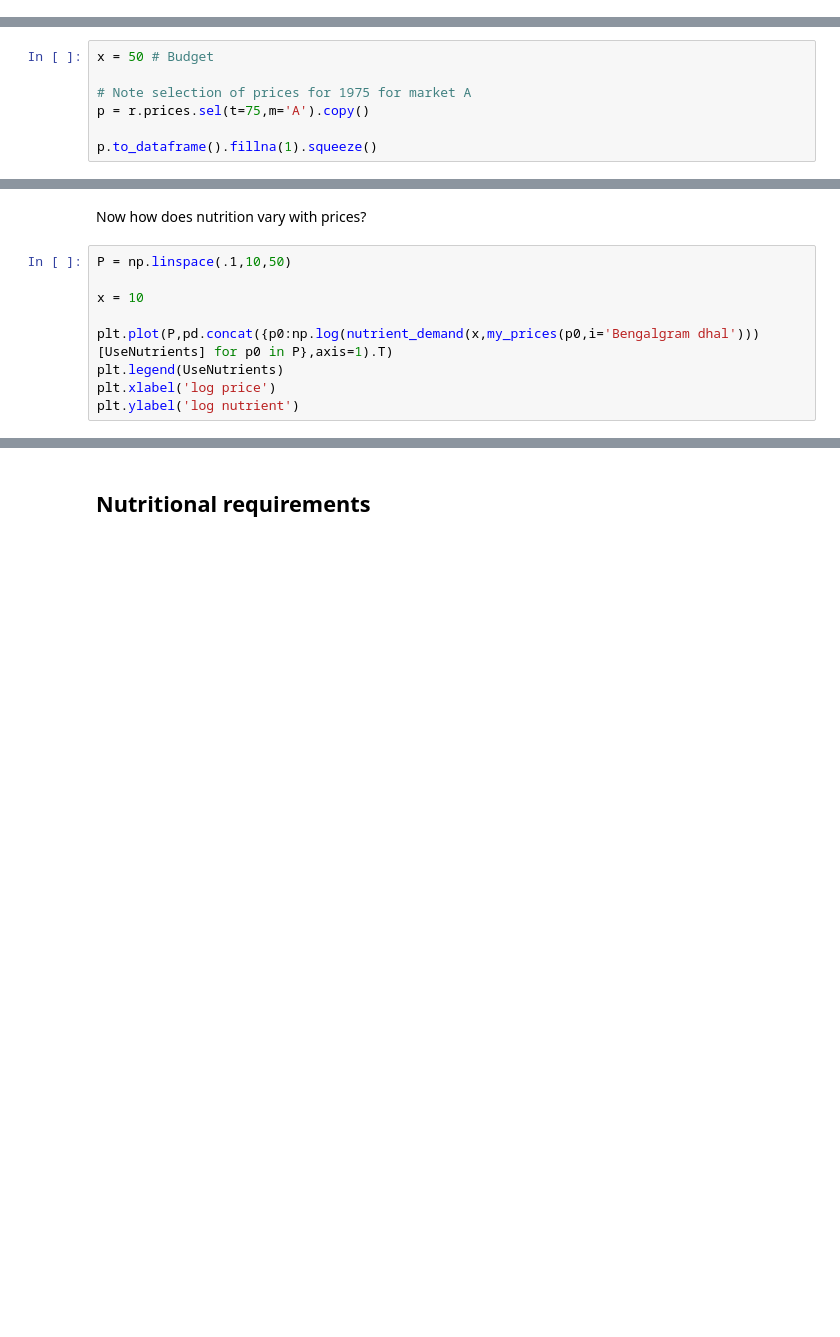
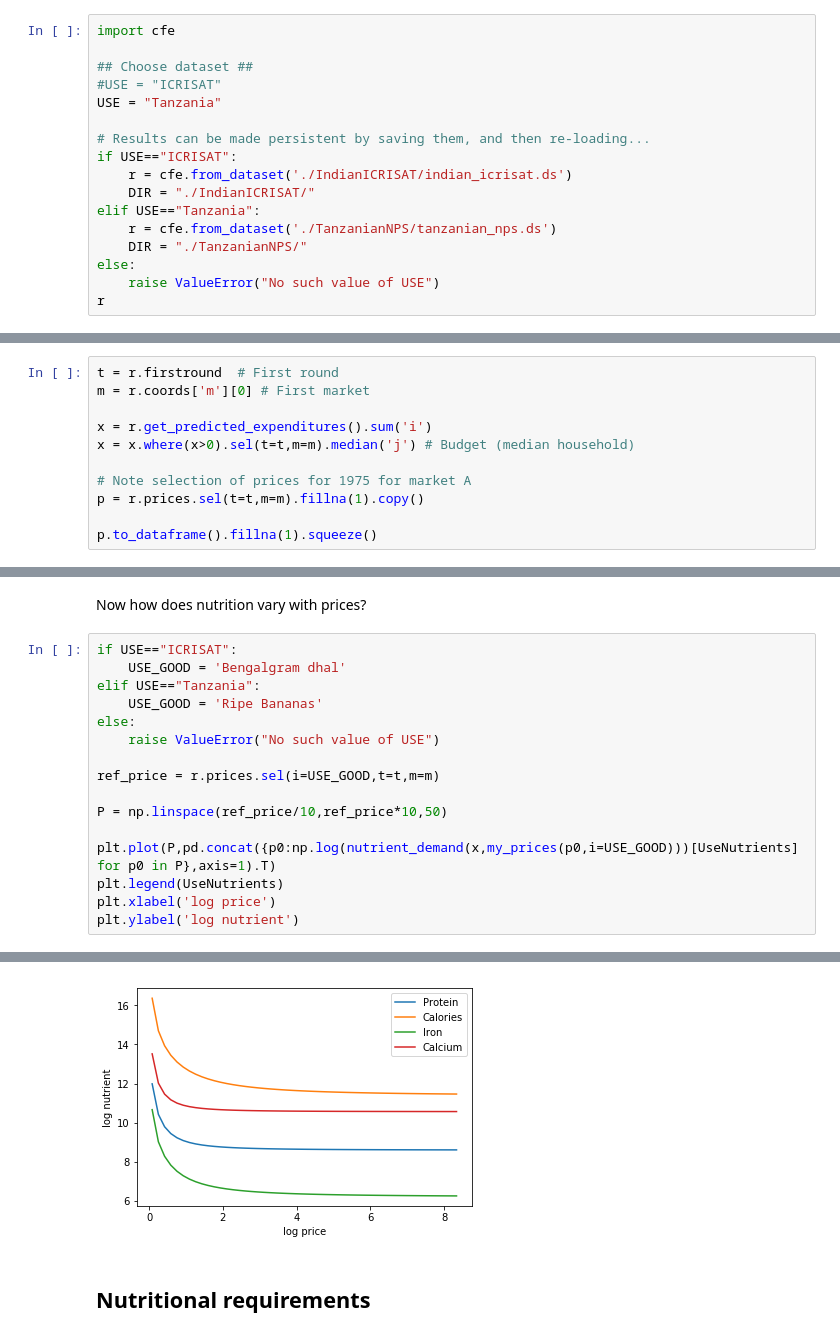
Before and after one commit to ligon/HackingFood, a Jupyter notebook: example_nutrition.ipynb, the cells around one changed output, grey strips where cells are left out. Cells and saved outputs as stored; diff of their text form; blank space fills up the shorter version.

```diff
--- a/example_nutrition.ipynb
+++ b/example_nutrition.ipynb
@@ -10,0 +5,17 @@ Also, choose reference prices:
+# %%
+import cfe
+
+## Choose dataset ##
+#USE = "ICRISAT"
+USE = "Tanzania"
+
+# Results can be made persistent by saving them, and then re-loading...
+if USE=="ICRISAT":
+    r = cfe.from_dataset('./IndianICRISAT/indian_icrisat.ds')
+    DIR = "./IndianICRISAT/"
+elif USE=="Tanzania":
+    r = cfe.from_dataset('./TanzanianNPS/tanzanian_nps.ds')
+    DIR = "./TanzanianNPS/"
+else:
+    raise ValueError("No such value of USE")
+r
@@ -11,8 +25,12 @@ Also, choose reference prices:
 # %%
-x = 50 # Budget
+t = r.firstround  # First round
+m = r.coords['m'][0] # First market
+
+x = r.get_predicted_expenditures().sum('i')
+x = x.where(x>0).sel(t=t,m=m).median('j') # Budget (median household)
 
 # Note selection of prices for 1975 for market A
-p = r.prices.sel(t=75,m='A').copy()
+p = r.prices.sel(t=t,m=m).fillna(1).copy()
 
 p.to_dataframe().fillna(1).squeeze()
 # %% [markdown]
@@ -106,11 +210,19 @@ plt.ylabel('log nutrient')
 # %% [markdown]
 Now how does nutrition vary with prices?
 # %%
-P = np.linspace(.1,10,50)
+if USE=="ICRISAT":
+    USE_GOOD = 'Bengalgram dhal'
+elif USE=="Tanzania":
+    USE_GOOD = 'Ripe Bananas'
+else:
+    raise ValueError("No such value of USE")
 
-x = 10
+ref_price = r.prices.sel(i=USE_GOOD,t=t,m=m)
 
-plt.plot(P,pd.concat({p0:np.log(nutrient_demand(x,my_prices(p0,i='Bengalgram dhal')))[UseNutrients] for p0 in P},axis=1).T)
+P = np.linspace(ref_price/10,ref_price*10,50)
+
+plt.plot(P,pd.concat({p0:np.log(nutrient_demand(x,my_prices(p0,i=USE_GOOD)))[UseNutrients] for p0 in P},axis=1).T)
 plt.legend(UseNutrients)
 plt.xlabel('log price')
 plt.ylabel('log nutrient')
+# %% [output]
@@ -117,3 +237,4 @@ plt.ylabel('log nutrient')
+[figure, added]
 # %% [markdown]
 ## Nutritional requirements
 # %% [markdown]
```
Also changed, not shown: parts of 19 cells of this notebook, 8 other files.
